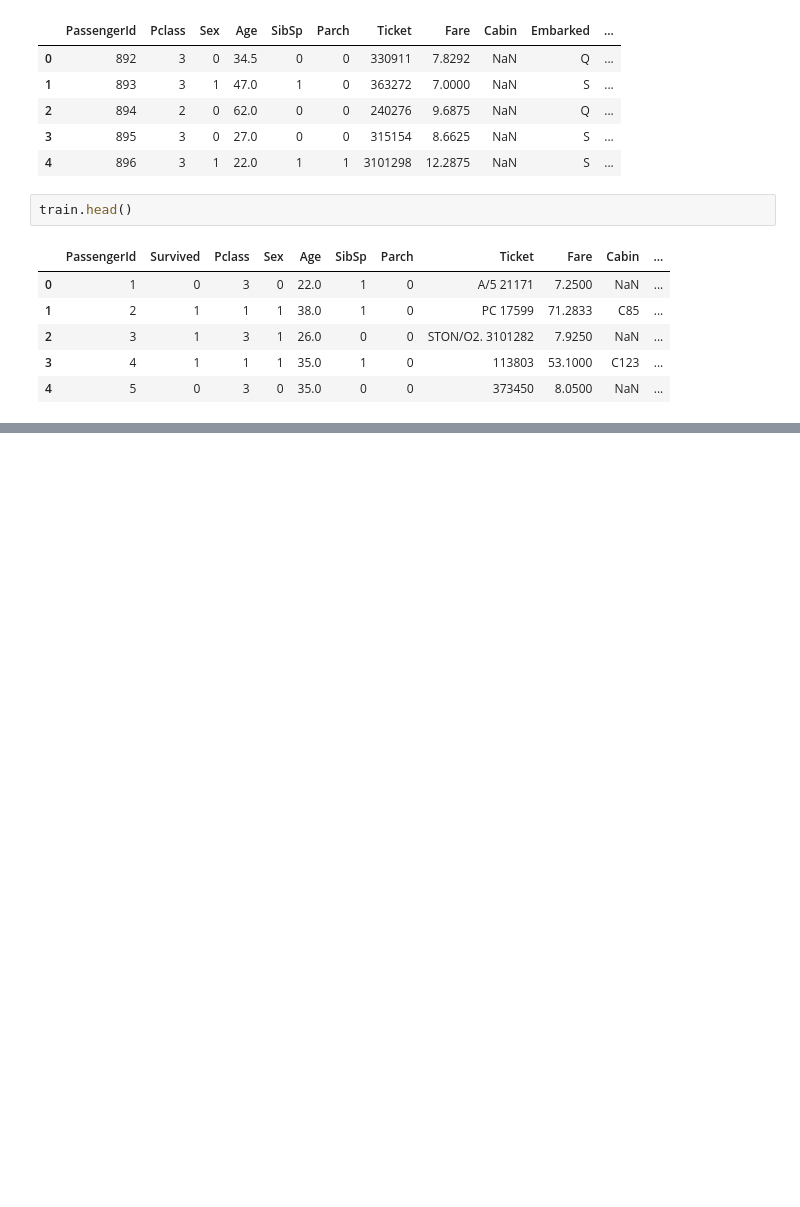
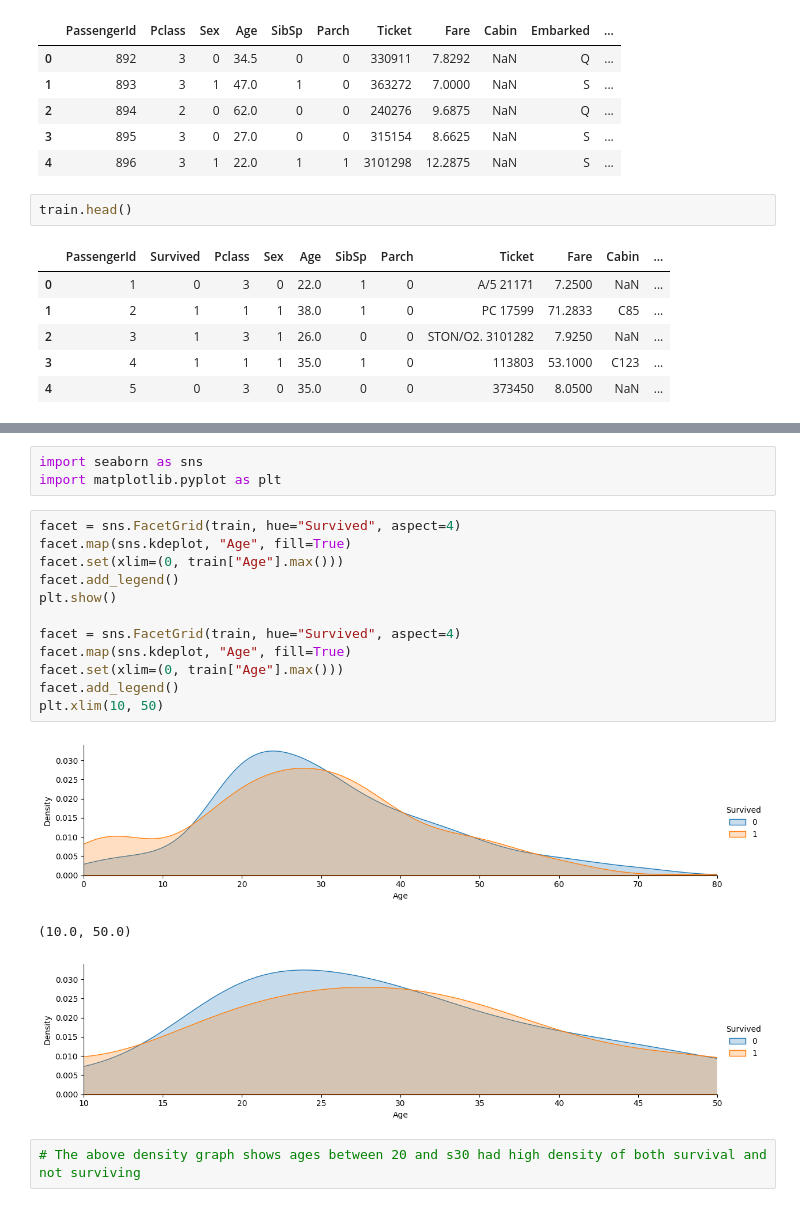
Before and after one commit to ayebaishmo/Titanic_survival, a Jupyter notebook: titanic_imp.ipynb, the cells around one changed output, grey strips where cells are left out. Drawn from its saved outputs; the diff is of its cells as text; blank space fills up the shorter version.

```diff
--- a/titanic_imp.ipynb
+++ b/titanic_imp.ipynb
@@ -237,0 +262,21 @@ train.head()
+# %%
+import seaborn as sns
+import matplotlib.pyplot as plt
+# %%
+facet = sns.FacetGrid(train, hue="Survived", aspect=4)
+facet.map(sns.kdeplot, "Age", fill=True)
+facet.set(xlim=(0, train["Age"].max()))
+facet.add_legend()
+plt.show()
+
+facet = sns.FacetGrid(train, hue="Survived", aspect=4)
+facet.map(sns.kdeplot, "Age", fill=True)
+facet.set(xlim=(0, train["Age"].max()))
+facet.add_legend()
+plt.xlim(10, 50)
+# %% [output]
+[figure, added]
+(10.0, 50.0)
+[figure, added]
+# %%
+# The above density graph shows ages between 20 and s30 had high density of both survival and not surviving
```
Also changed, not shown: parts of 5 cells of this notebook, 2 other files.
